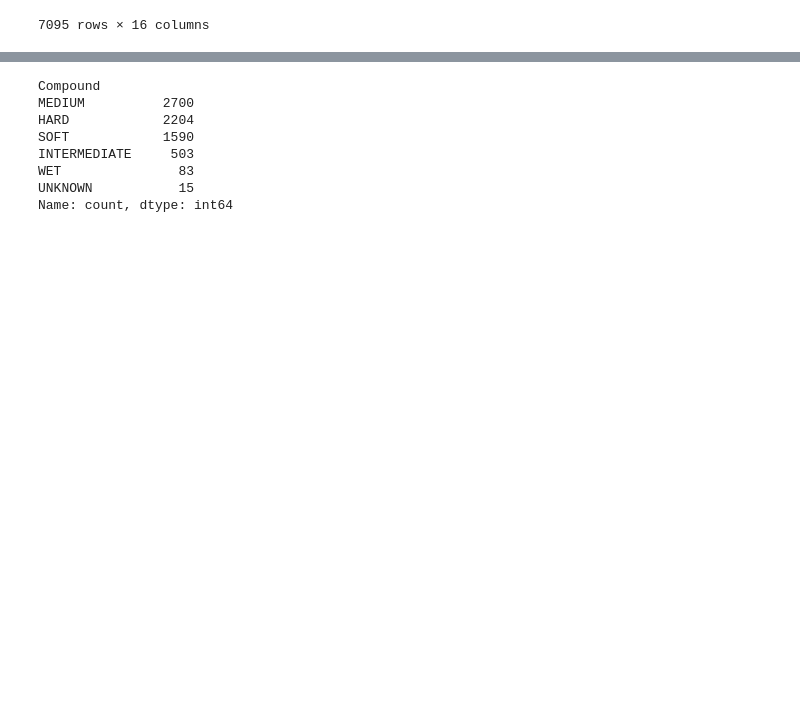
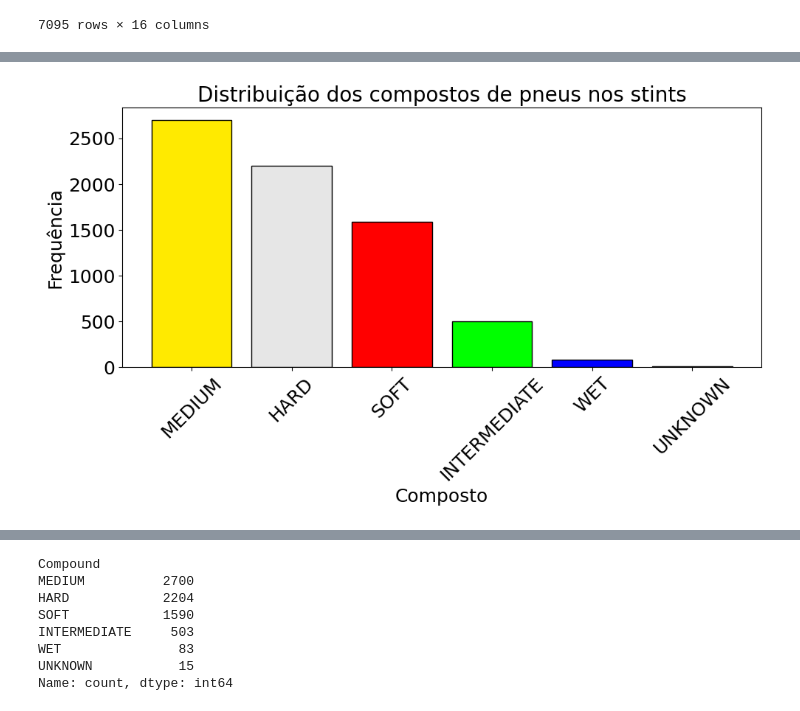
Before and after one commit to Rafa-Russo/race-engineer, a Jupyter notebook: experiments/RF_model.ipynb, the cells around one changed output, grey strips where cells are left out. Drawn from its saved outputs; the diff is of its cells as text; code cells hidden in the pictures; blank space fills up the shorter version.

```diff
--- a/experiments/RF_model.ipynb
+++ b/experiments/RF_model.ipynb
@@ -238,10 +146,10 @@ Processed 2024 Miami Grand Prix
 # %%
-stints_2019 = pd.read_csv("stints_data_2019.csv", index_col=None)
-stints_2020 = pd.read_csv("stints_data_2020.csv", index_col=None)
-stints_2021 = pd.read_csv("stints_data_2021.csv", index_col=None)
-stints_2022 = pd.read_csv("stints_data_2022.csv", index_col=None)
-stints_2023 = pd.read_csv("stints_data_2023.csv", index_col=None)
-stints_2024 = pd.read_csv("stints_data_2024.csv", index_col=None)
+stints_2019 = pd.read_csv("..\\data\\stints_data_2019.csv", index_col=None)
+stints_2020 = pd.read_csv("..\\data\\stints_data_2020.csv", index_col=None)
+stints_2021 = pd.read_csv("..\\data\\stints_data_2021.csv", index_col=None)
+stints_2022 = pd.read_csv("..\\data\\stints_data_2022.csv", index_col=None)
+stints_2023 = pd.read_csv("..\\data\\stints_data_2023.csv", index_col=None)
+stints_2024 = pd.read_csv("..\\data\\stints_data_2024.csv", index_col=None)
 
 stints = pd.concat([stints_2019, stints_2020, stints_2021, stints_2022, stints_2023, stints_2024])
 stints
@@ -261,0 +189,57 @@ stints
+# %%
+from typing import Dict
+
+
+def plot_compound_histogram(
+        stints: pd.DataFrame,
+        font_size: int = 18
+) -> None:
+    """
+    Plota um gráfico de barras dos compostos de pneus usados no DataFrame 'stints',
+    colorindo cada barra com as cores oficiais da F1 para cada composto e com fundo transparente.
+    Permite ajustar o tamanho da fonte do título, rótulos e ticks.
+
+    Parâmetros
+    ----------
+    stints : pd.DataFrame
+        Deve conter uma coluna 'Compound' com valores em
+        {'HARD', 'SOFT', 'INTERMEDIATE', 'WET', 'UNKNOWN'}.
+    font_size : int, opcional
+        Tamanho base da fonte para título, rótulos e ticks (padrão: 12).
+    """
+    # Cores hex exatas dos compostos da F1; HARD mapeado para cinza claro em vez de branco
+    colour_map: Dict[str, str] = {
+        "HARD": "#E6E6E6",         # cinza claro
+        "MEDIUM": "#FFEA00",       # amarelo (Medium oficial)
+        "SOFT": "#FF0000",         # vermelho
+        "INTERMEDIATE": "#00FF00", # verde
+        "WET": "#0000FF",          # azul
+        "UNKNOWN": "#808080"       # cinza
+    }
+
+    # Garantir a ordem consistente dos compostos
+    compostos = ["MEDIUM", "HARD", "SOFT", "INTERMEDIATE", "WET", "UNKNOWN"]
+    contagens = stints["Compound"].value_counts().reindex(compostos, fill_value=0)
+
+    # Lista de cores para as barras
+    bar_colors = [colour_map[c] for c in contagens.index]
+
+    # Plotagem com fundo transparente
+    fig, ax = plt.subplots(figsize=(10, 6), facecolor="none")
+    ax.set_facecolor("none")
+    ax.bar(contagens.index, contagens.values, color=bar_colors, edgecolor="black")
+
+    # Ajuste de fontes
+    ax.set_title("Distribuição dos compostos de pneus nos stints", fontsize=font_size + 2)
+    ax.set_xlabel("Composto", fontsize=font_size)
+    ax.set_ylabel("Frequência", fontsize=font_size)
+    ax.tick_params(axis='x', rotation=45, labelsize=font_size)
+    ax.tick_params(axis='y', labelsize=font_size)
+
+    plt.tight_layout()
+    plt.show()
+
+# Plot the histogram
+plot_compound_histogram(stints)
+# %% [output]
+[figure, added]
```
Also changed, not shown: parts of 13 cells of this notebook, 14 other files.
